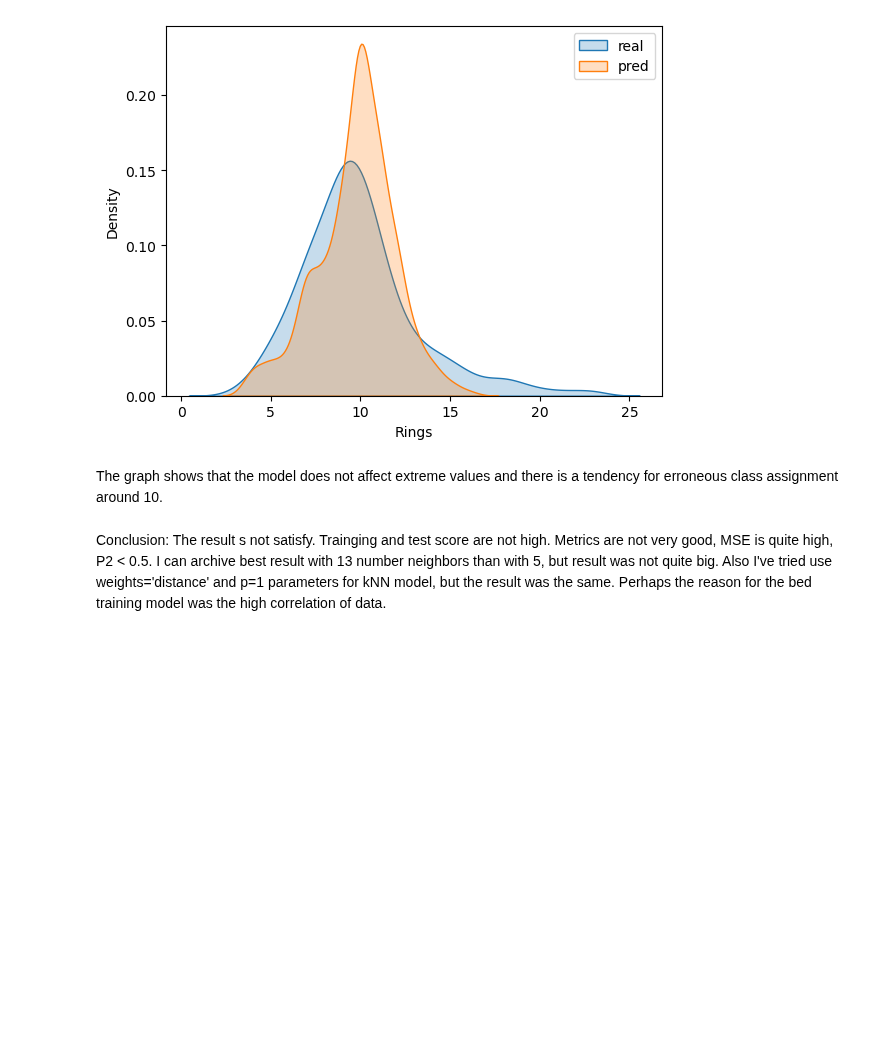
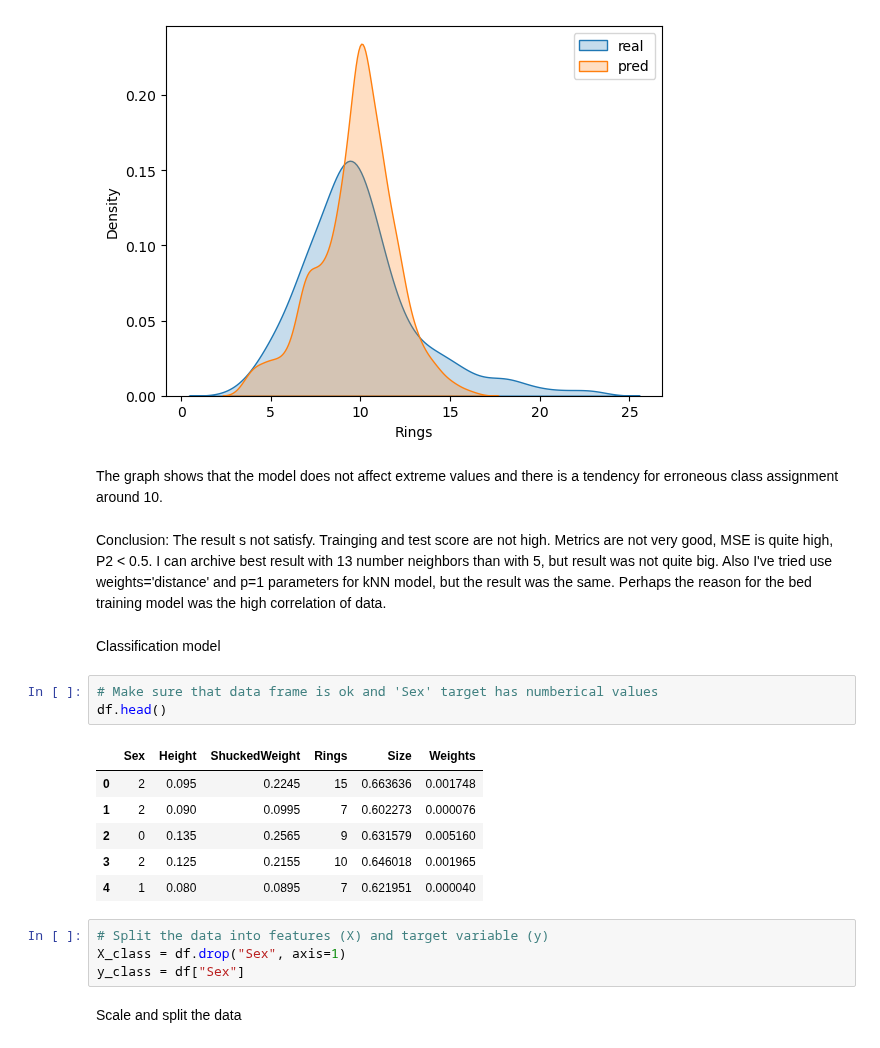
Before and after one commit to Macostik/ML_cource, a Jupyter notebook: HomeWork6/abalone_metrics.ipynb, the cells around one changed output. Saved outputs shown, nothing was run; the diff lists cells and outputs as text; blank space fills up the shorter version.

Commit message:
feat: classification model for abalone hw6

```diff
--- a/HomeWork6/abalone_metrics.ipynb
+++ b/HomeWork6/abalone_metrics.ipynb
@@ -256,2 +254,20 @@
 # %% [markdown]
 Conclusion: The result s not satisfy. Trainging and test score are not high. Metrics are not very good, MSE is quite high, P2 < 0.5. I can archive best result with 13 number neighbors than with 5, but result was not quite big. Also I've tried use weights='distance' and  p=1 parameters for kNN model, but the result was the same. Perhaps the reason for the bed training model was the high correlation of data.
+# %% [markdown]
+Classification model
+# %%
+# Make sure that data frame is ok and 'Sex' target has numberical values
+df.head()
+# %% [output]
+|  | Sex | Height | ShuckedWeight | Rings | Size | Weights |
+| 0 | 2 | 0.095 | 0.2245 | 15 | 0.663636 | 0.001748 |
+| 1 | 2 | 0.090 | 0.0995 | 7 | 0.602273 | 0.000076 |
+| 2 | 0 | 0.135 | 0.2565 | 9 | 0.631579 | 0.005160 |
+| 3 | 2 | 0.125 | 0.2155 | 10 | 0.646018 | 0.001965 |
+| 4 | 1 | 0.080 | 0.0895 | 7 | 0.621951 | 0.000040 |
+# %%
+# Split the data into features (X) and target variable (y)
+X_class = df.drop("Sex", axis=1)
+y_class = df["Sex"]
+# %% [markdown]
+Scale and split the data
```
Also changed, not shown: parts of 6 cells of this notebook.
